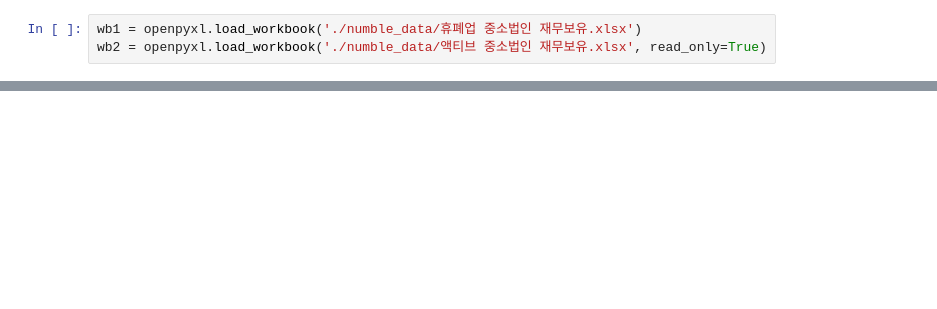
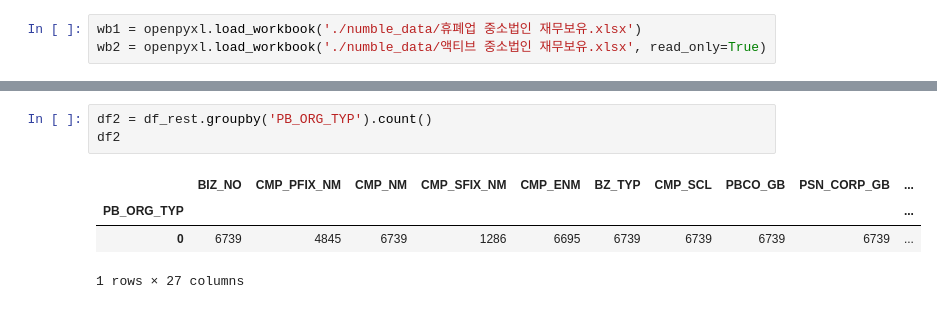
Before and after one commit to kwonwoobin/2022Sesac_1, a Jupyter notebook: numble/numble_data_preprocessing.ipynb, the cells around one changed output, grey strips where cells are left out. Saved outputs shown, nothing was run; the diff lists cells and outputs as text; blank space fills up the shorter version.

```diff
--- a/numble/numble_data_preprocessing.ipynb
+++ b/numble/numble_data_preprocessing.ipynb
@@ -96,0 +101,8 @@ df_select.loc[]
+# %%
+df2 = df_rest.groupby('PB_ORG_TYP').count()
+df2
+# %% [output]
+|  | BIZ_NO | CMP_PFIX_NM | CMP_NM | CMP_SFIX_NM | CMP_ENM | BZ_TYP | CMP_SCL | PBCO_GB | PSN_CORP_GB | ... |
+| PB_ORG_TYP |  |  |  |  |  |  |  |  |  | ... |
+| 0 | 6739 | 4845 | 6739 | 1286 | 6695 | 6739 | 6739 | 6739 | 6739 | ... |
+1 rows × 27 columns
```
Also changed, not shown: parts of 29 cells of this notebook.
